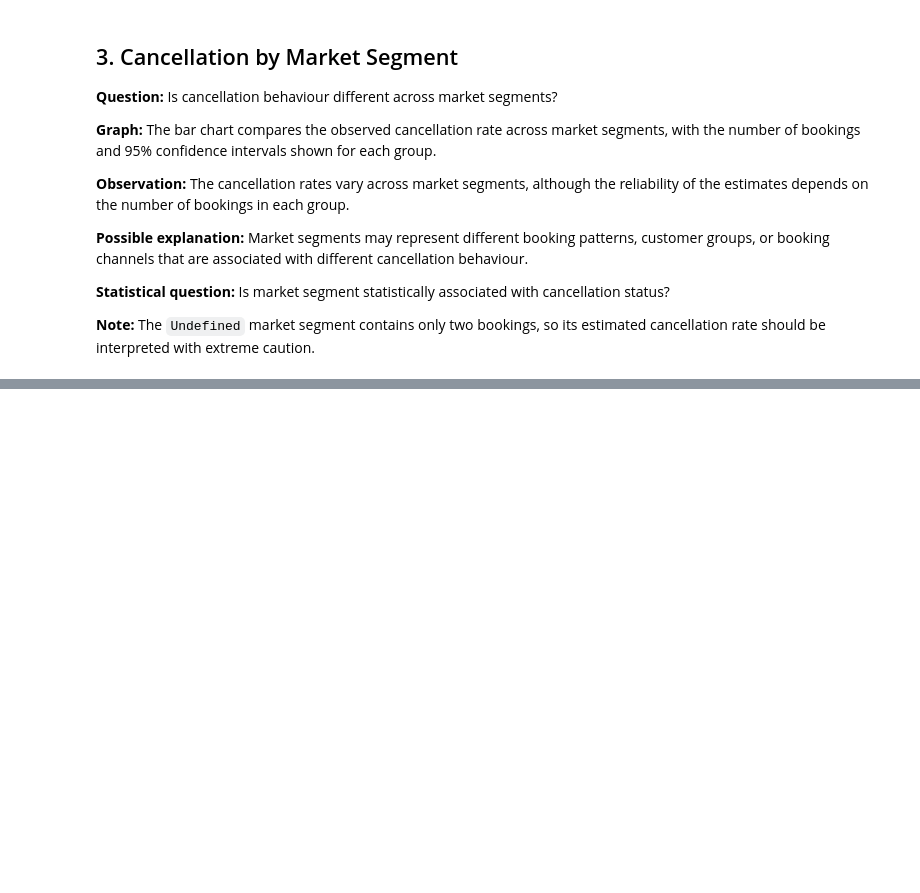
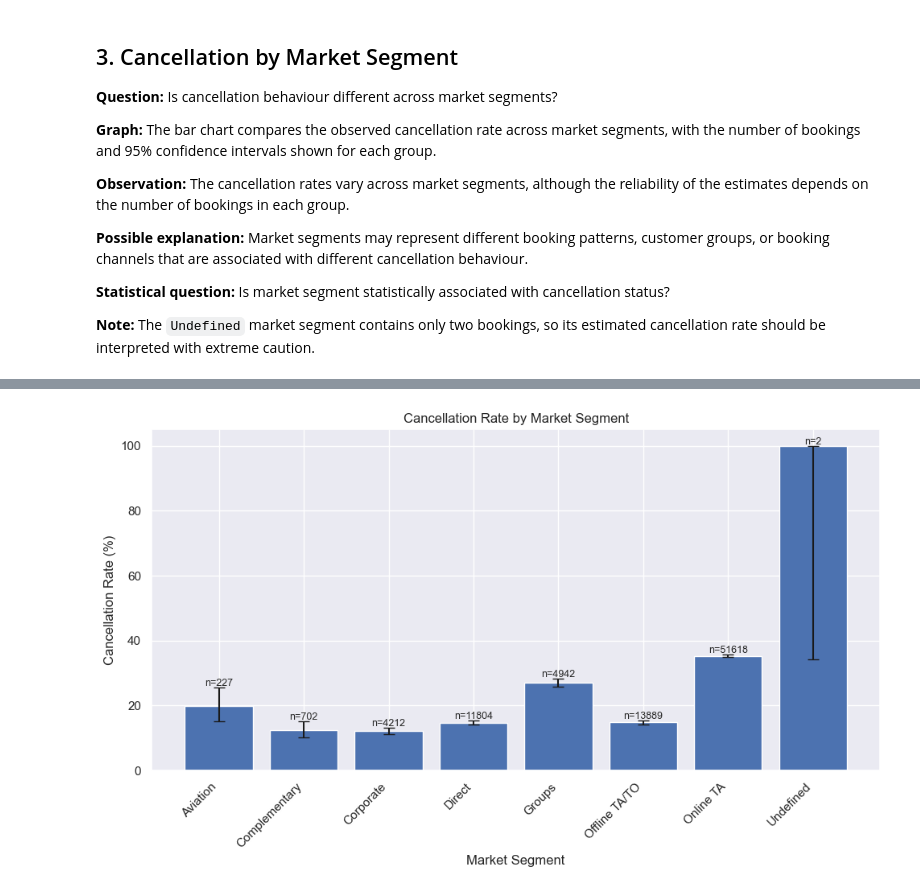
Before and after one commit to JahnaviSatish/BookingLens-Hotel-Booking-Behaviour, a Jupyter notebook: notebooks/02_eda_probability_new.ipynb, the cells around one changed output, grey strips where cells are left out. Cells and saved outputs as stored; diff of their text form; code cells hidden in the pictures; blank space fills up the shorter version.

```diff
--- a/notebooks/02_eda_probability_new.ipynb
+++ b/notebooks/02_eda_probability_new.ipynb
@@ -516,3 +530,10 @@ plt.close()
 **Statistical question:** Is market segment statistically associated with cancellation status?
 
 **Note:** The `Undefined` market segment contains only two bookings, so its estimated cancellation rate should be interpreted with extreme caution.
+# %%
+market_segment_summary = cancellation_rate_summary(
+    df,
+    "MarketSegment"
+)
+
+market_segment_summary
@@ -518,0 +550,57 @@ plt.close()
+# %%
+plt.figure(figsize=(10, 6))
+
+x = np.arange(len(market_segment_summary))
+
+rates = market_segment_summary["rate_percent"].values
+
+lower_error = (
+    market_segment_summary["rate_percent"]
+    - market_segment_summary["ci_low_percent"]
+).values
+
+upper_error = (
+    market_segment_summary["ci_high_percent"]
+    - market_segment_summary["rate_percent"]
+).values
+
+plt.bar(
+    x,
+    rates,
+    yerr=[lower_error, upper_error],
+    capsize=5
+)
+
+plt.xticks(
+    x,
+    market_segment_summary["MarketSegment"],
+    rotation=45,
+    ha="right"
+)
+
+plt.ylabel("Cancellation Rate (%)")
+plt.xlabel("Market Segment")
+plt.title("Cancellation Rate by Market Segment")
+
+# Add booking count above each bar
+for i, row in market_segment_summary.iterrows():
+    plt.text(
+        i,
+        row["rate_percent"] + upper_error[i] + 0.5,
+        f"n={row['n']}",
+        ha="center",
+        fontsize=9
+    )
+
+plt.tight_layout()
+
+plt.savefig(
+    "../outputs/figures/p2_cancellation_rate_by_market_segment.png",
+    dpi=300,
+    bbox_inches="tight"
+)
+
+plt.show()
+plt.close()
+# %% [output]
+[figure, added]
```
Also changed, not shown: parts of 153 cells of this notebook, 17 other files.
